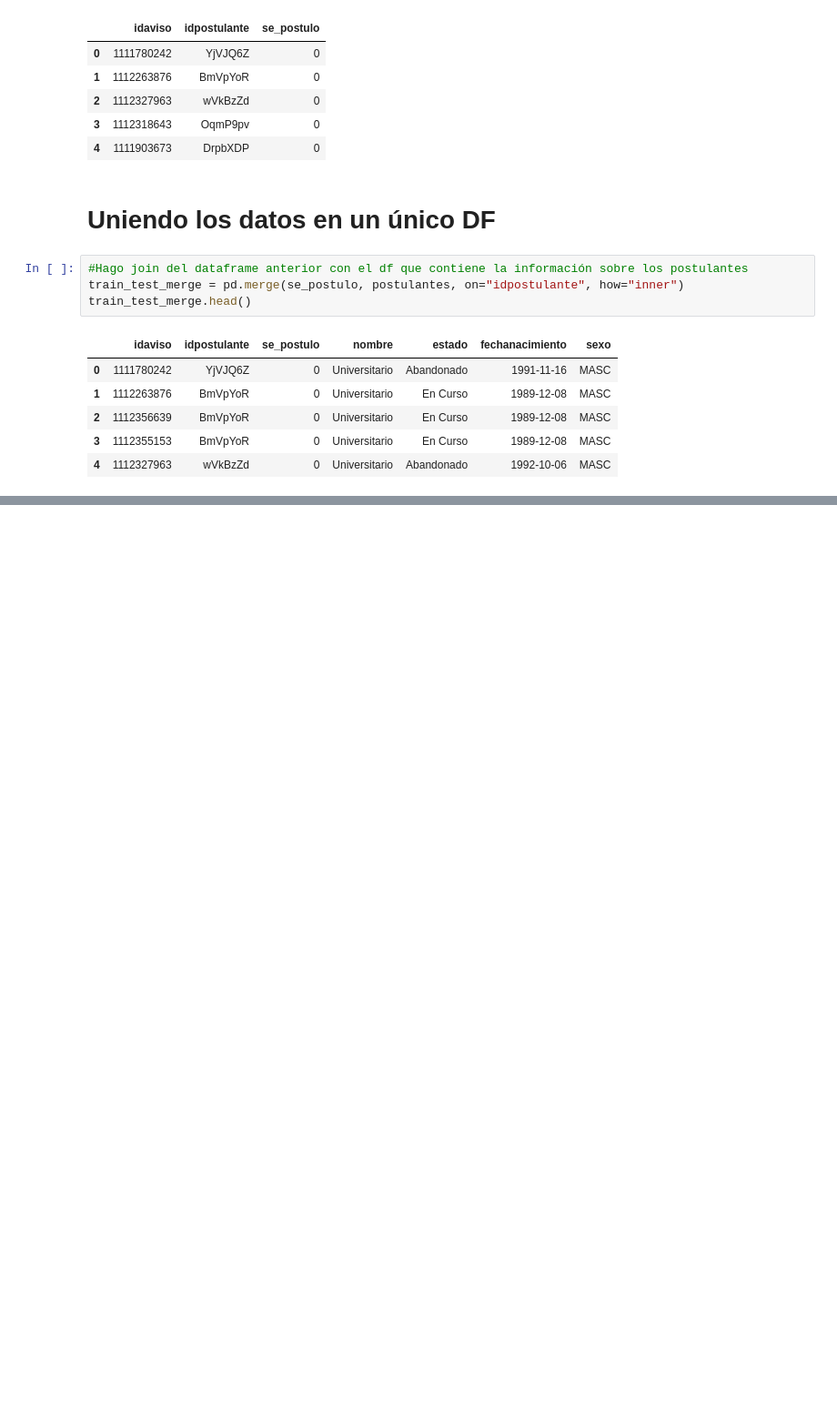
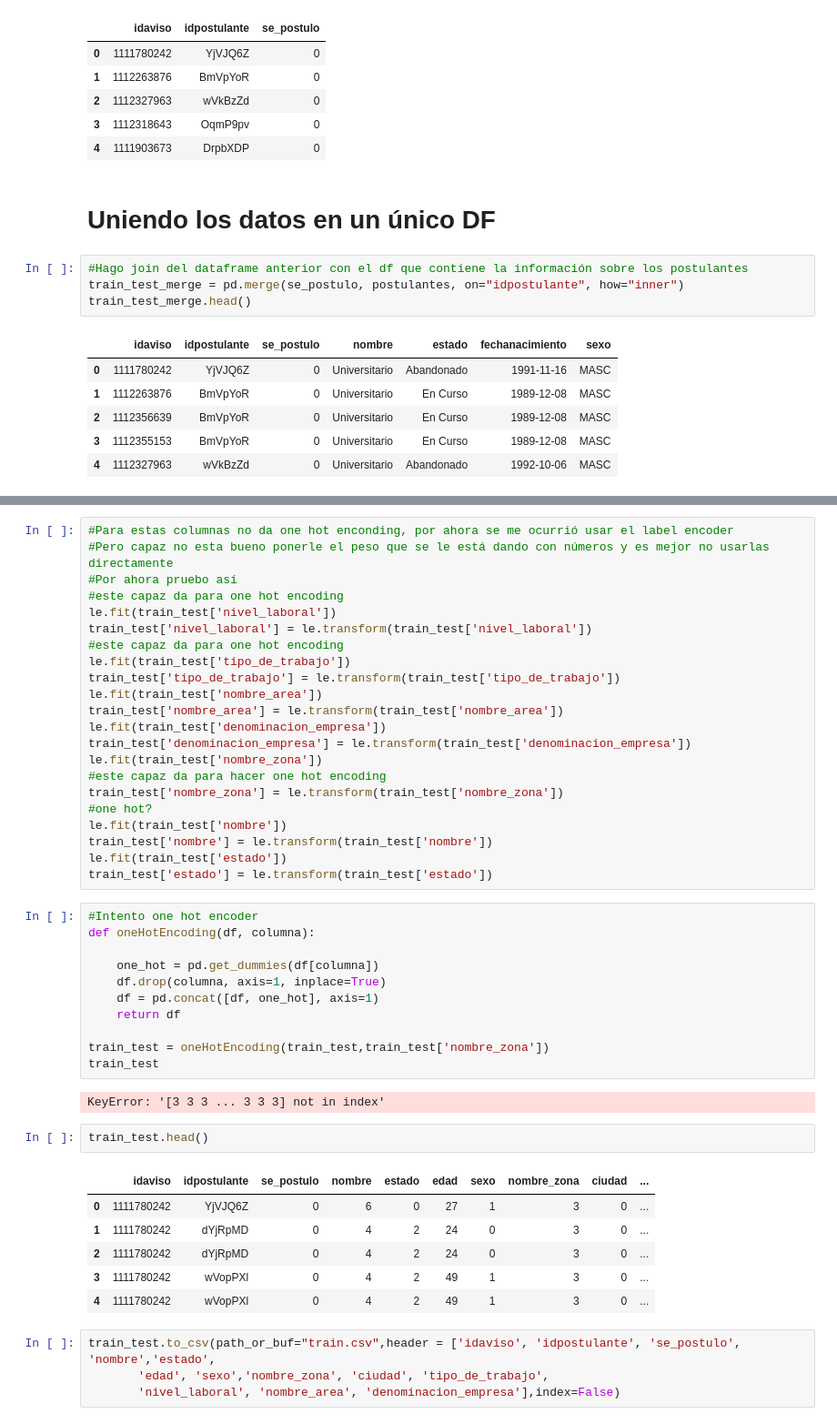
Before and after one commit to czuczinsky/TP2-Machine-Learning, a Jupyter notebook: Genera df modelo.ipynb, the cells around one changed output, grey strips where cells are left out. Shown: that part at 91% size. Cells and saved outputs as stored; diff of their text form; blank space fills up the shorter version.

```diff
--- a/Genera df modelo.ipynb
+++ b/Genera df modelo.ipynb
@@ -127,0 +170,48 @@ train_test.head()
+# %%
+#Para estas columnas no da one hot enconding, por ahora se me ocurrió usar el label encoder
+#Pero capaz no esta bueno ponerle el peso que se le está dando con números y es mejor no usarlas directamente
+#Por ahora pruebo así
+#este capaz da para one hot encoding
+le.fit(train_test['nivel_laboral'])
+train_test['nivel_laboral'] = le.transform(train_test['nivel_laboral'])
+#este capaz da para one hot encoding
+le.fit(train_test['tipo_de_trabajo'])
+train_test['tipo_de_trabajo'] = le.transform(train_test['tipo_de_trabajo'])
+le.fit(train_test['nombre_area'])
+train_test['nombre_area'] = le.transform(train_test['nombre_area'])
+le.fit(train_test['denominacion_empresa'])
+train_test['denominacion_empresa'] = le.transform(train_test['denominacion_empresa'])
+le.fit(train_test['nombre_zona'])
+#este capaz da para hacer one hot encoding
+train_test['nombre_zona'] = le.transform(train_test['nombre_zona'])
+#one hot?
+le.fit(train_test['nombre'])
+train_test['nombre'] = le.transform(train_test['nombre'])
+le.fit(train_test['estado'])
+train_test['estado'] = le.transform(train_test['estado'])
+# %%
+#Intento one hot encoder
+def oneHotEncoding(df, columna):
+
+    one_hot = pd.get_dummies(df[columna])
+    df.drop(columna, axis=1, inplace=True)
+    df = pd.concat([df, one_hot], axis=1)
+    return df
+
+train_test = oneHotEncoding(train_test,train_test['nombre_zona'])
+train_test
+# %% [output]
+KeyError: '[3 3 3 ... 3 3 3] not in index'
+# %%
+train_test.head()
+# %% [output]
+|  | idaviso | idpostulante | se_postulo | nombre | estado | edad | sexo | nombre_zona | ciudad | ... |
+| 0 | 1111780242 | YjVJQ6Z | 0 | 6 | 0 | 27 | 1 | 3 | 0 | ... |
+| 1 | 1111780242 | dYjRpMD | 0 | 4 | 2 | 24 | 0 | 3 | 0 | ... |
+| 2 | 1111780242 | dYjRpMD | 0 | 4 | 2 | 24 | 0 | 3 | 0 | ... |
+| 3 | 1111780242 | wVopPXl | 0 | 4 | 2 | 49 | 1 | 3 | 0 | ... |
+| 4 | 1111780242 | wVopPXl | 0 | 4 | 2 | 49 | 1 | 3 | 0 | ... |
+# %%
+train_test.to_csv(path_or_buf="train.csv",header = ['idaviso', 'idpostulante', 'se_postulo', 'nombre','estado',
+       'edad', 'sexo','nombre_zona', 'ciudad', 'tipo_de_trabajo',
+       'nivel_laboral', 'nombre_area', 'denominacion_empresa'],index=False)
```
Also changed, not shown: parts of 9 cells of this notebook.
